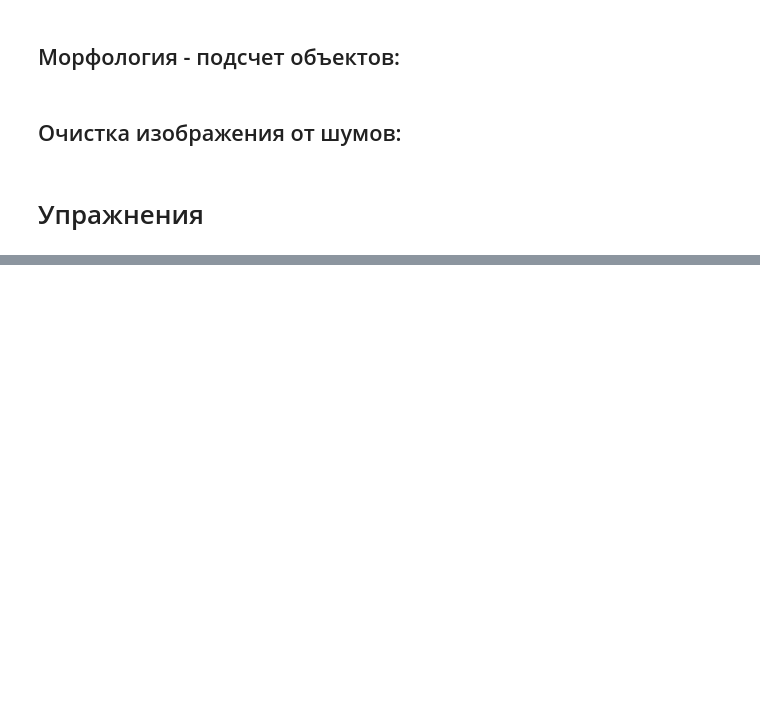
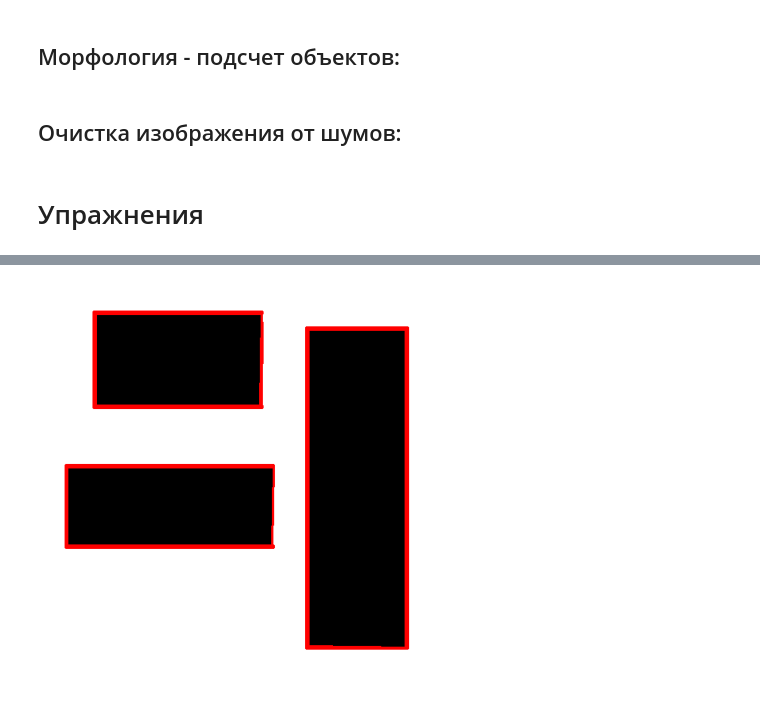
Before and after one commit to lechmoloch/SSTU-KI, a Jupyter notebook: L1/main.ipynb, the cells around one changed output, grey strips where cells are left out. Saved outputs shown, nothing was run; the diff lists cells and outputs as text; code cells hidden in the pictures; blank space fills up the shorter version.

```diff
--- a/L1/main.ipynb
+++ b/L1/main.ipynb
@@ -482,0 +684,48 @@ show ()
+# %%
+import cv2
+import numpy as np
+import matplotlib.pyplot as plt
+
+def detect_lines(image):
+    # Преобразование изображения в оттенки серого
+    gray = cv2.cvtColor(image, cv2.COLOR_BGR2GRAY)
+
+    # Нахождение градиентов с помощью оператора Собеля
+    gradient_x = cv2.Sobel(gray, cv2.CV_64F, 1, 0, ksize=5)
+    gradient_y = cv2.Sobel(gray, cv2.CV_64F, 0, 1, ksize=5)
+
+    # Нахождение модуля и направления градиента
+    gradient_magnitude = np.sqrt(gradient_x ** 2 + gradient_y ** 2)
+    gradient_direction = np.arctan2(gradient_y, gradient_x)
+
+    # Применение пороговой обработки для выделения границ
+    _, edges = cv2.threshold(gradient_magnitude, 50, 255, cv2.THRESH_BINARY)
+
+    # Преобразование кантов в изображение формата uint8
+    edges = np.uint8(edges)
+
+    # Нахождение отрезков прямых с помощью преобразования Хафа
+    lines = cv2.HoughLinesP(edges, rho=1, theta=np.pi/180, threshold=100, minLineLength=50, maxLineGap=5)
+
+    # Нанесение отрезков на исходное изображение
+    result_image = image.copy()
+    if lines is not None:
+        for line in lines:
+            x1, y1, x2, y2 = line[0]
+            cv2.line(result_image, (x1, y1), (x2, y2), (0, 0, 255), 2)
+
+    return result_image
+
+# Загрузка изображения
+image = cv2.imread('shapes.png')
+
+# Распознавание отрезков прямых и их отображение
+result_image = detect_lines(image)
+
+# Отображение результатов
+plt.figure(figsize=(10, 5))
+plt.imshow(cv2.cvtColor(result_image, cv2.COLOR_BGR2RGB))
+plt.axis('off')
+plt.show()
+# %% [output]
+[figure, added]
```
Also changed, not shown: parts of 20 cells of this notebook, 7 other files.
